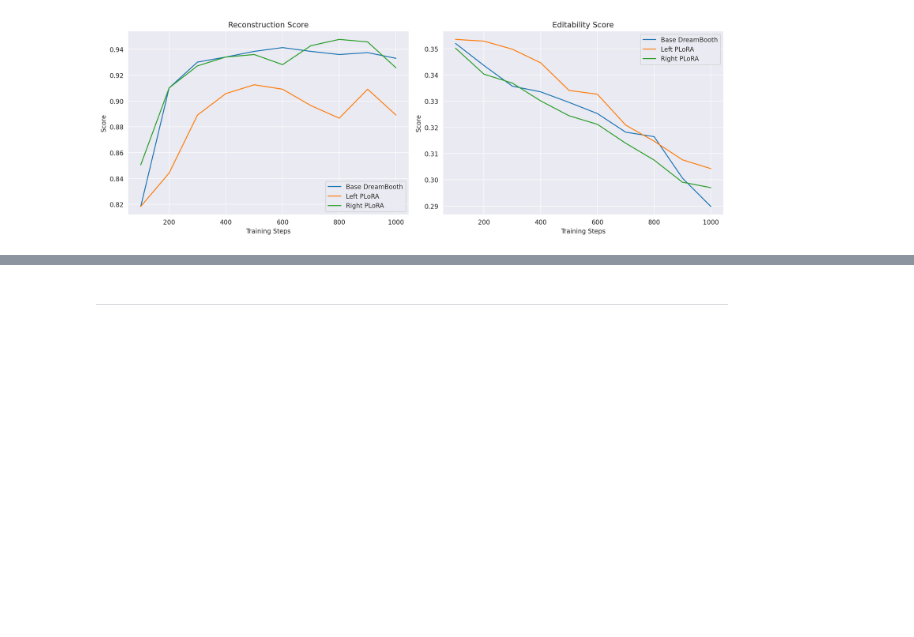
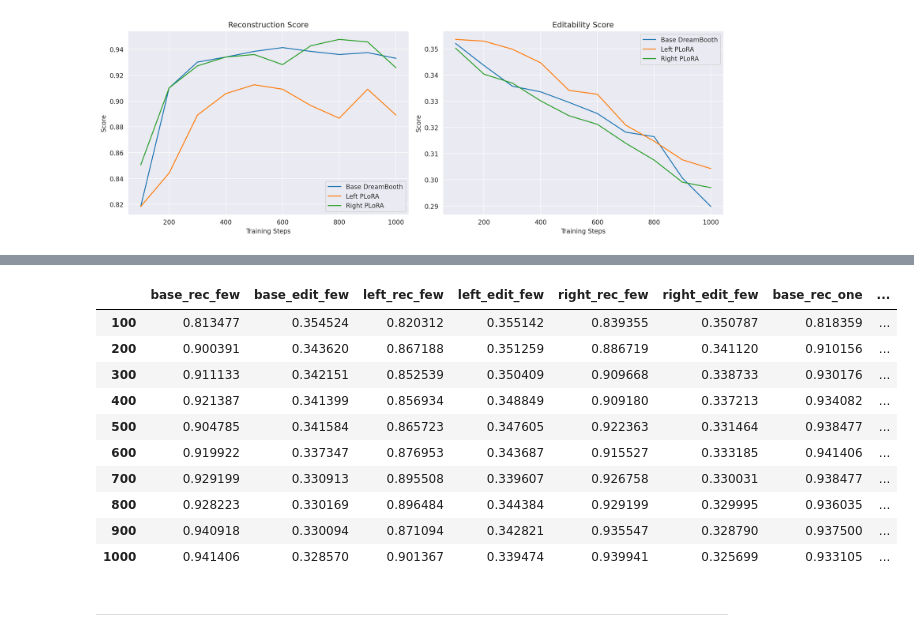
Before and after one commit to igmamedov/ImageEdit, a Jupyter notebook: distributions_papers.ipynb, the cells around one changed output, grey strips where cells are left out. Saved outputs shown, nothing was run; the diff lists cells and outputs as text; code cells hidden in the pictures; blank space fills up the shorter version.

```diff
--- a/distributions_papers.ipynb
+++ b/distributions_papers.ipynb
@@ -180,7 +180,7 @@ sns.set_style("darkgrid")
 # ---- DATA ----
 # one shot
 
-base_rec = {100: 0.818359375,
+base_rec_one = {100: 0.818359375,
  200: 0.91015625,
  300: 0.93017578125,
  400: 0.93408203125,
@@ -191,7 +191,7 @@ base_rec = {100: 0.818359375,
  900: 0.9375,
  1000: 0.93310546875}
 
-base_edit = {100: 0.35202715473790325,
+base_edit_one = {100: 0.35202715473790325,
  200: 0.3436239919354839,
  300: 0.3357484879032258,
  400: 0.33355909778225806,
@@ -202,7 +202,7 @@ base_edit = {100: 0.35202715473790325,
  900: 0.3006493353074597,
  1000: 0.2898283927671371}
 
-left_rec = {100: 0.818359375,
+left_rec_one = {100: 0.818359375,
  200: 0.84423828125,
  300: 0.88916015625,
  400: 0.90576171875,
@@ -213,7 +213,7 @@ left_rec = {100: 0.818359375,
  900: 0.9091796875,
  1000: 0.88916015625}
 
-left_edit = {100: 0.3535825667842742,
+left_edit_one = {100: 0.3535825667842742,
  200: 0.3529170866935484,
  300: 0.3498495778729839,
  400: 0.34464780745967744,
@@ -224,7 +224,7 @@ left_edit = {100: 0.3535825667842742,
  900: 0.3076290007560484,
  1000: 0.3042760049143145}
 
-right_rec = {100: 0.8505859375,
+right_rec_one = {100: 0.8505859375,
  200: 0.91015625,
  300: 0.92724609375,
  400: 0.93408203125,
@@ -235,7 +235,7 @@ right_rec = {100: 0.8505859375,
  900: 0.94580078125,
  1000: 0.92578125}
 
-right_edit = {100: 0.3502157888104839,
+right_edit_one = {100: 0.3502157888104839,
  200: 0.3403162802419355,
  300: 0.33690618699596775,
  400: 0.33012144027217744,
@@ -247,14 +247,14 @@ right_edit = {100: 0.3502157888104839,
  1000: 0.2970088835685484}
 
 # ---- PLOTTING ----
-steps = list(base_rec.keys())
+steps = list(base_rec_one.keys())
 
 fig, axs = plt.subplots(1, 2, figsize=(14, 5))
 
 # --- Reconstruction subplot ---
-axs[0].plot(steps, base_rec.values(), label="Base DreamBooth")
-axs[0].plot(steps, left_rec.values(), label="Left PLoRA")
-axs[0].plot(steps, right_rec.values(), label="Right PLoRA")
+axs[0].plot(steps, base_rec_one.values(), label="Base DreamBooth")
+axs[0].plot(steps, left_rec_one.values(), label="Left PLoRA")
+axs[0].plot(steps, right_rec_one.values(), label="Right PLoRA")
 
 axs[0].set_title("Reconstruction Score")
 axs[0].set_xlabel("Training Steps")
@@ -263,9 +263,9 @@ axs[0].legend()
 axs[0].grid(True)
 
 # --- Editability subplot ---
-axs[1].plot(steps, base_edit.values(), label="Base DreamBooth")
-axs[1].plot(steps, left_edit.values(), label="Left PLoRA")
-axs[1].plot(steps, right_edit.values(), label="Right PLoRA")
+axs[1].plot(steps, base_edit_one.values(), label="Base DreamBooth")
+axs[1].plot(steps, left_edit_one.values(), label="Left PLoRA")
+axs[1].plot(steps, right_edit_one.values(), label="Right PLoRA")
 
 axs[1].set_title("Editability Score")
 axs[1].set_xlabel("Training Steps")
@@ -279,0 +432,14 @@ plt.show()
+# %%
+notes
+# %% [output]
+|  | base_rec_few | base_edit_few | left_rec_few | left_edit_few | right_rec_few | right_edit_few | base_rec_one | ... |
+| 100 | 0.813477 | 0.354524 | 0.820312 | 0.355142 | 0.839355 | 0.350787 | 0.818359 | ... |
+| 200 | 0.900391 | 0.343620 | 0.867188 | 0.351259 | 0.886719 | 0.341120 | 0.910156 | ... |
+| 300 | 0.911133 | 0.342151 | 0.852539 | 0.350409 | 0.909668 | 0.338733 | 0.930176 | ... |
+| 400 | 0.921387 | 0.341399 | 0.856934 | 0.348849 | 0.909180 | 0.337213 | 0.934082 | ... |
+| 500 | 0.904785 | 0.341584 | 0.865723 | 0.347605 | 0.922363 | 0.331464 | 0.938477 | ... |
+| 600 | 0.919922 | 0.337347 | 0.876953 | 0.343687 | 0.915527 | 0.333185 | 0.941406 | ... |
+| 700 | 0.929199 | 0.330913 | 0.895508 | 0.339607 | 0.926758 | 0.330031 | 0.938477 | ... |
+| 800 | 0.928223 | 0.330169 | 0.896484 | 0.344384 | 0.929199 | 0.329995 | 0.936035 | ... |
+| 900 | 0.940918 | 0.330094 | 0.871094 | 0.342821 | 0.935547 | 0.328790 | 0.937500 | ... |
+| 1000 | 0.941406 | 0.328570 | 0.901367 | 0.339474 | 0.939941 | 0.325699 | 0.933105 | ... |
```
Also changed, not shown: parts of 7 cells of this notebook, 4 other files.
